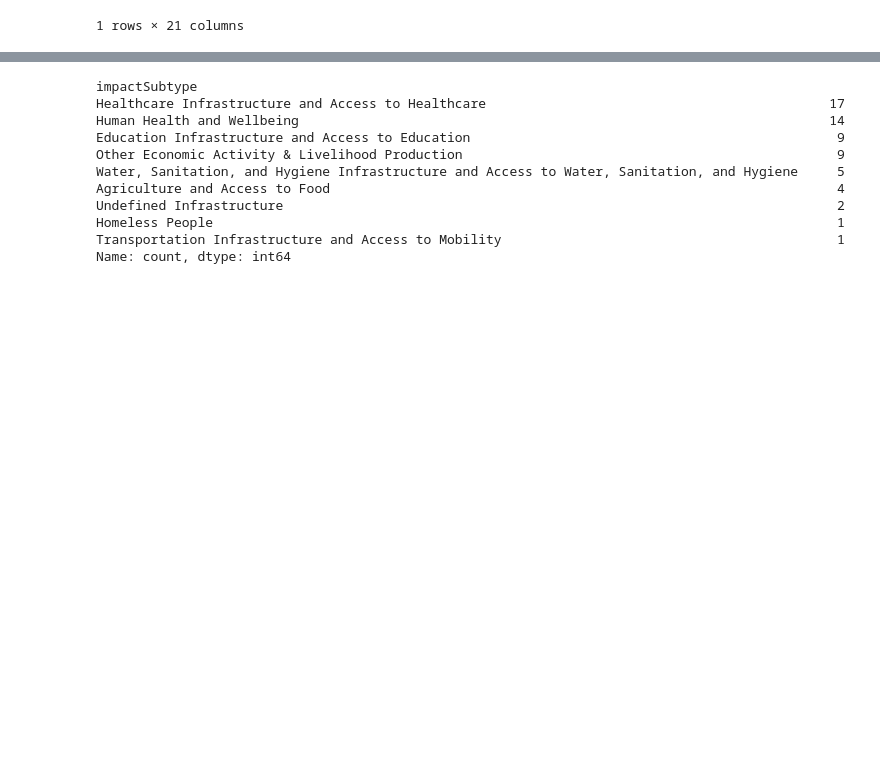
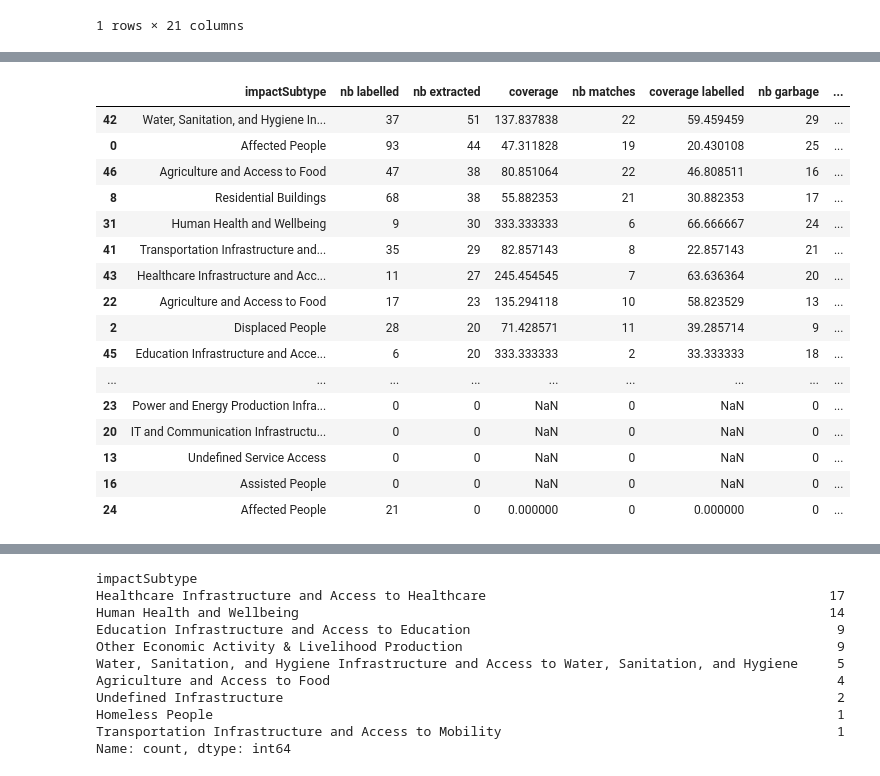
Before and after one commit to luseverin/ROUGE_database, a Jupyter notebook: notebooks/coverage_results.ipynb, the cells around one changed output, grey strips where cells are left out. Drawn from its saved outputs; the diff is of its cells as text; code cells hidden in the pictures; blank space fills up the shorter version.

```diff
--- a/notebooks/coverage_results.ipynb
+++ b/notebooks/coverage_results.ipynb
@@ -13,7 +23,6 @@ from src.impact_def import IMPACT_SUBTYPES_MERGED
 ## Coverage with accuracy
 # %%
 #load data extracted for a specific model
-
 keys = ["meta-llama_llama-4-scout-17b-16e-instruct", "llama-3.1-8b-instant", "llama-3.3-70b-versatile"]
 key = keys[0]
 res_savename_ext = f"merged_subtypes_post_processed_labelled_reports_fixed_impact_desc3_{key}_v271025"
@@ -22,7 +31,7 @@ res_savename_ext = f"merged_subtypes_post_processed_labelled_reports_fixed_impac
 #load data (labelled)
 res_savename_lab = "merged_subtypes_post_processed_new_unit_std_labelled_reports_impacts_all_v111025"
 
-split_lowest = False
+split_lowest = True
 suffix = "_geo_split_lowest" if split_lowest else "_geo"
 suffix2 = suffix + "_v271025"
 suffix3 = suffix + "_v171025"
@@ -114,9 +123,10 @@ def make_coverage_accuracy_df(extracted_df, labelled_df, matched_df_filter, grou
             metrics_by_key["nb extracted"] = len(extracted_dfq)
             metrics_by_key["coverage"] = 100*len(extracted_dfq)/len(labelled_dfq) if len(labelled_dfq) > 0 else np.nan
             metrics_by_key["nb matches"] = matched_df_filterq["lab_match_id_sim"].nunique()
-            metrics_by_key["coverage matches"] = 100*metrics_by_key["nb matches"]/len(labelled_dfq) if len(labelled_dfq) > 0 else np.nan
+            metrics_by_key["coverage labelled"] = 100*metrics_by_key["nb matches"]/len(labelled_dfq) if len(labelled_dfq) > 0 else np.nan
             metrics_by_key["nb garbage"] = max(0,len(extracted_dfq) - metrics_by_key["nb matches"])
-            metrics_by_key["garbage"] = 100*(metrics_by_key["nb garbage"] / len(extracted_dfq)) if len(extracted_dfq) > 0 else 0
+            metrics_by_key["drop rate"] = 100*(metrics_by_key["nb garbage"] / len(extracted_dfq)) if len(extracted_dfq) > 0 else 0
+            metrics_by_key["match rate"] = 100*(metrics_by_key["nb matches"] / len(extracted_dfq)) if len(extracted_dfq) > 0 else 0
             metrics_by_key["garbage/coverage"] = metrics_by_key["nb garbage"] / metrics_by_key["nb matches"] if metrics_by_key["nb matches"] > 0 else np.nan
             metrics_by_key["quanti"] = qq
 
@@ -133,9 +143,10 @@ def make_coverage_accuracy_df(extracted_df, labelled_df, matched_df_filter, grou
                 metrics_by_key["nb extracted"] = len(group_ext)
                 metrics_by_key["coverage"] = 100*len(group_ext)/len(group_lab) if len(group_lab) > 0 else np.nan
                 metrics_by_key["nb matches"] = group_ext_match["lab_match_id_sim"].nunique()
-                metrics_by_key["coverage matches"] = 100*metrics_by_key["nb matches"]/len(group_lab) if len(group_lab) > 0 else np.nan
+                metrics_by_key["coverage labelled"] = 100*metrics_by_key["nb matches"]/len(group_lab) if len(group_lab) > 0 else np.nan
                 metrics_by_key["nb garbage"] = max(0,len(group_ext) - metrics_by_key["nb matches"])
-                metrics_by_key["garbage"] = 100*(metrics_by_key["nb garbage"] / len(group_ext)) if len(group_ext) > 0 else 0
+                metrics_by_key["drop rate"] = 100*(metrics_by_key["nb garbage"] / len(group_ext)) if len(group_ext) > 0 else 0
+                metrics_by_key["match rate"] = 100*(metrics_by_key["nb matches"] / len(group_ext)) if len(group_ext) > 0 else 0
                 metrics_by_key["garbage/coverage"] = metrics_by_key["nb garbage"] / metrics_by_key["nb matches"] if metrics_by_key["nb matches"] > 0 else np.nan
                 metrics_by_key["quanti"] = qq
                 if len(keep_vars):
@@ -288,0 +447,20 @@ fig.savefig(DATA_FIGURE / f"coverage_matches_by_{yvar}_{subplot_col}_vth-{value_
+# %%
+coverage_df_match_yvar
+# %% [output]
+|  | impactSubtype | nb labelled | nb extracted | coverage | nb matches | coverage labelled | nb garbage | ... |
+| 42 | Water, Sanitation, and Hygiene In... | 37 | 51 | 137.837838 | 22 | 59.459459 | 29 | ... |
+| 0 | Affected People | 93 | 44 | 47.311828 | 19 | 20.430108 | 25 | ... |
+| 46 | Agriculture and Access to Food | 47 | 38 | 80.851064 | 22 | 46.808511 | 16 | ... |
+| 8 | Residential Buildings | 68 | 38 | 55.882353 | 21 | 30.882353 | 17 | ... |
+| 31 | Human Health and Wellbeing | 9 | 30 | 333.333333 | 6 | 66.666667 | 24 | ... |
+| 41 | Transportation Infrastructure and... | 35 | 29 | 82.857143 | 8 | 22.857143 | 21 | ... |
+| 43 | Healthcare Infrastructure and Acc... | 11 | 27 | 245.454545 | 7 | 63.636364 | 20 | ... |
+| 22 | Agriculture and Access to Food | 17 | 23 | 135.294118 | 10 | 58.823529 | 13 | ... |
+| 2 | Displaced People | 28 | 20 | 71.428571 | 11 | 39.285714 | 9 | ... |
+| 45 | Education Infrastructure and Acce... | 6 | 20 | 333.333333 | 2 | 33.333333 | 18 | ... |
+| ... | ... | ... | ... | ... | ... | ... | ... | ... |
+| 23 | Power and Energy Production Infra... | 0 | 0 | NaN | 0 | NaN | 0 | ... |
+| 20 | IT and Communication Infrastructu... | 0 | 0 | NaN | 0 | NaN | 0 | ... |
+| 13 | Undefined Service Access | 0 | 0 | NaN | 0 | NaN | 0 | ... |
+| 16 | Assisted People | 0 | 0 | NaN | 0 | NaN | 0 | ... |
+| 24 | Affected People | 21 | 0 | 0.000000 | 0 | 0.000000 | 0 | ... |
```
Also changed, not shown: parts of 19 cells of this notebook.
